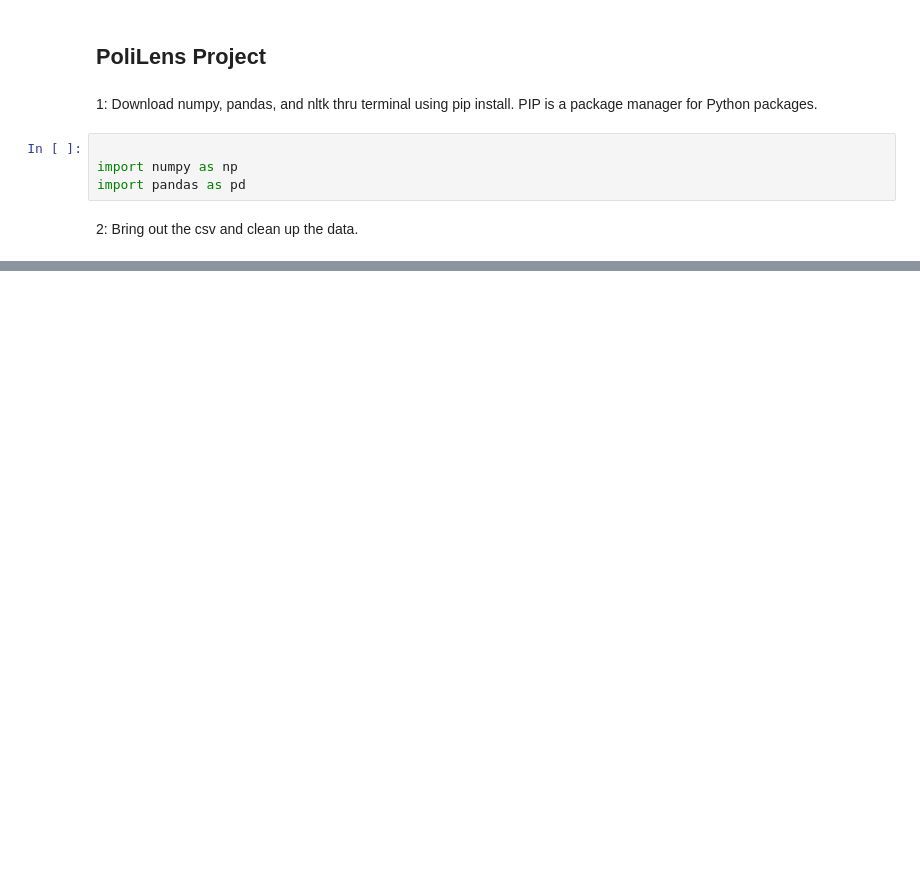
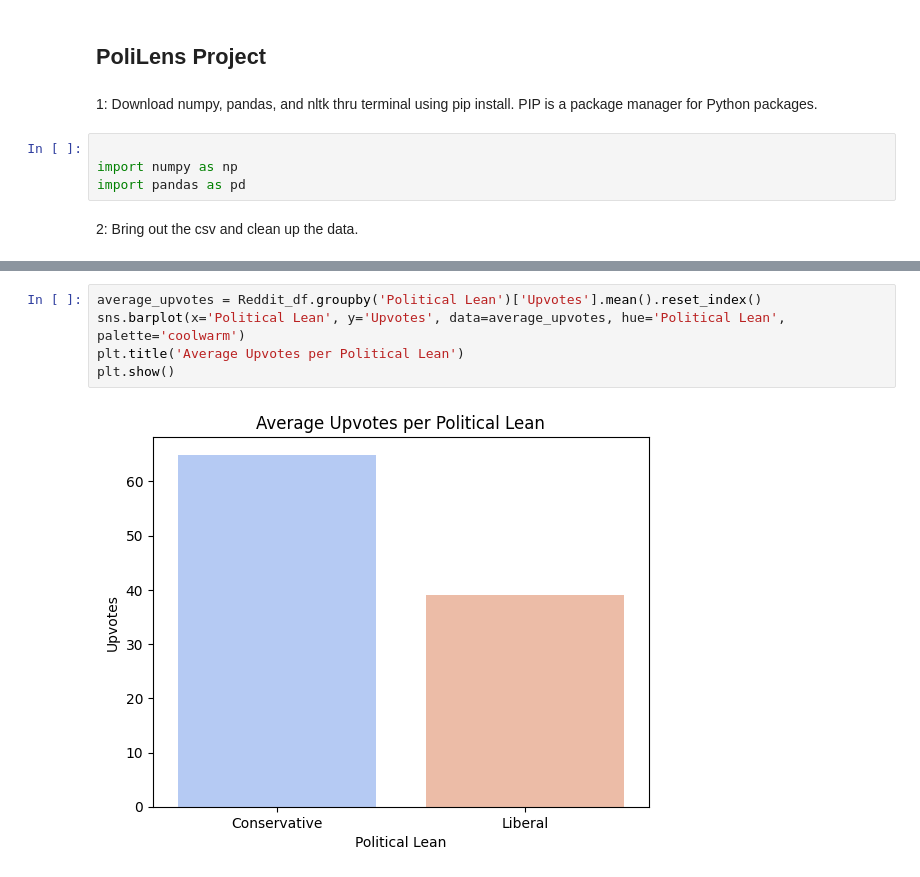
Before and after one commit to Atakamoto/PoliLens, a Jupyter notebook: Analysis_New.ipynb, the cells around one changed output, grey strips where cells are left out. Cells and saved outputs as stored; diff of their text form; blank space fills up the shorter version.

```diff
--- a/Analysis_New.ipynb
+++ b/Analysis_New.ipynb
@@ -47,0 +80,7 @@ Reddit_df
+# %%
+average_upvotes = Reddit_df.groupby('Political Lean')['Upvotes'].mean().reset_index()
+sns.barplot(x='Political Lean', y='Upvotes', data=average_upvotes, hue='Political Lean', palette='coolwarm')
+plt.title('Average Upvotes per Political Lean')
+plt.show()
+# %% [output]
+[figure, added]
```
Also changed, not shown: parts of 8 cells of this notebook, 3 other files.
